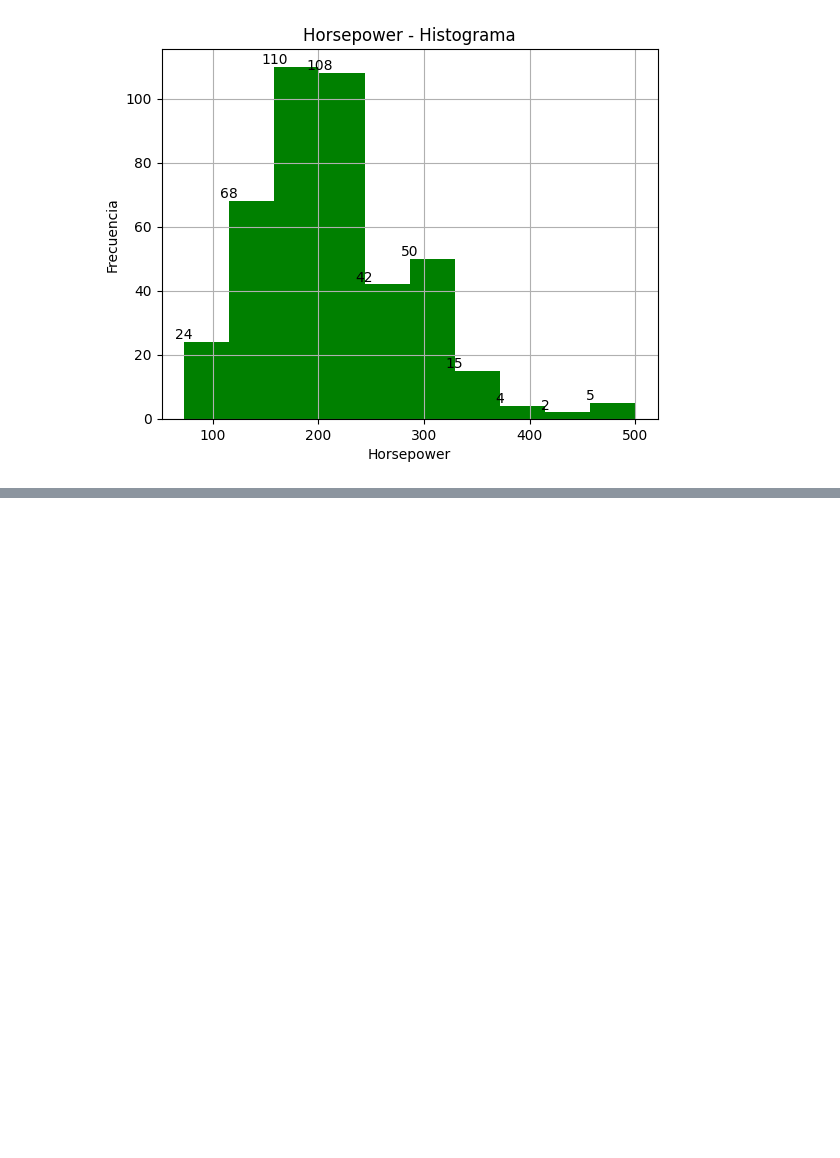
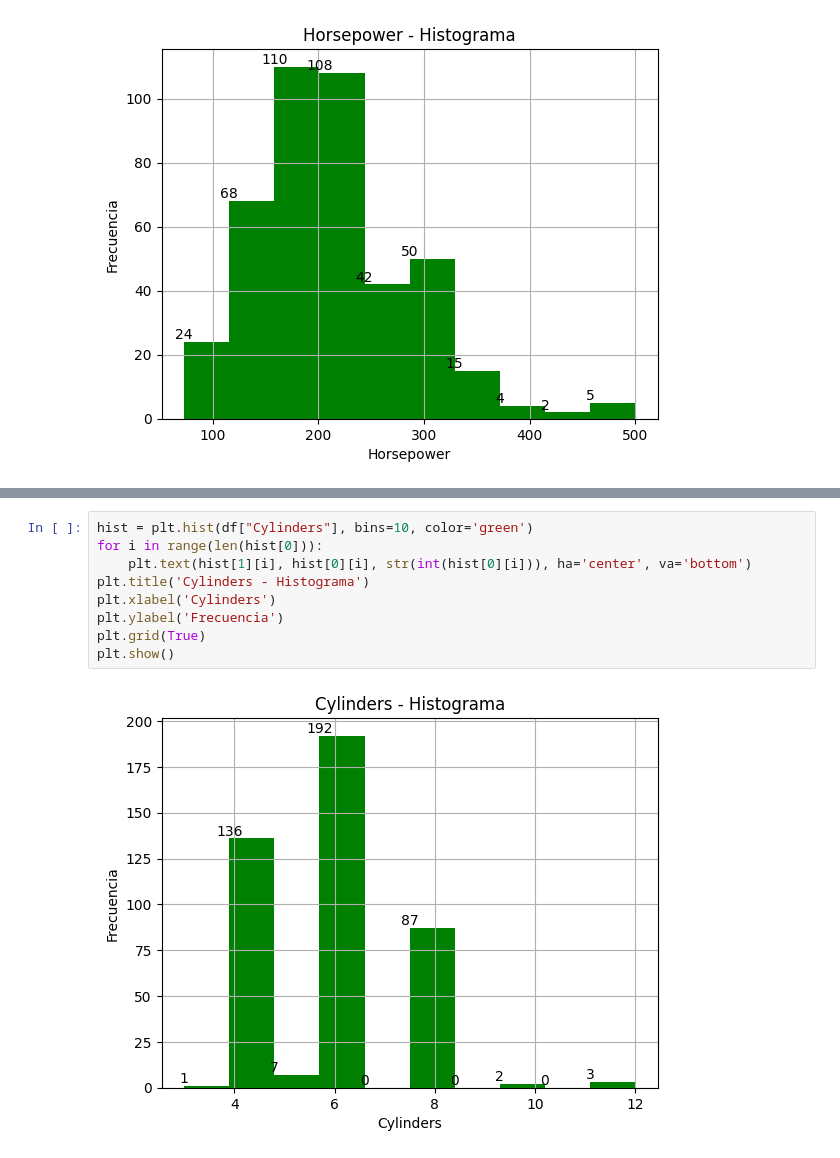
Before and after one commit to MiguelRiosT/Estadistica3_2023-2, a Jupyter notebook: Tarea1/src/notebook/Punto3.ipynb, the cells around one changed output, grey strips where cells are left out. Saved outputs shown, nothing was run; the diff lists cells and outputs as text; blank space fills up the shorter version.

```diff
--- a/Tarea1/src/notebook/Punto3.ipynb
+++ b/Tarea1/src/notebook/Punto3.ipynb
@@ -204,0 +240,11 @@ plt.show()
+# %%
+hist = plt.hist(df["Cylinders"], bins=10, color='green')
+for i in range(len(hist[0])):
+    plt.text(hist[1][i], hist[0][i], str(int(hist[0][i])), ha='center', va='bottom')
+plt.title('Cylinders - Histograma')
+plt.xlabel('Cylinders')
+plt.ylabel('Frecuencia')
+plt.grid(True)
+plt.show()
+# %% [output]
+[figure, added]
```
Also changed, not shown: parts of 8 cells of this notebook.
